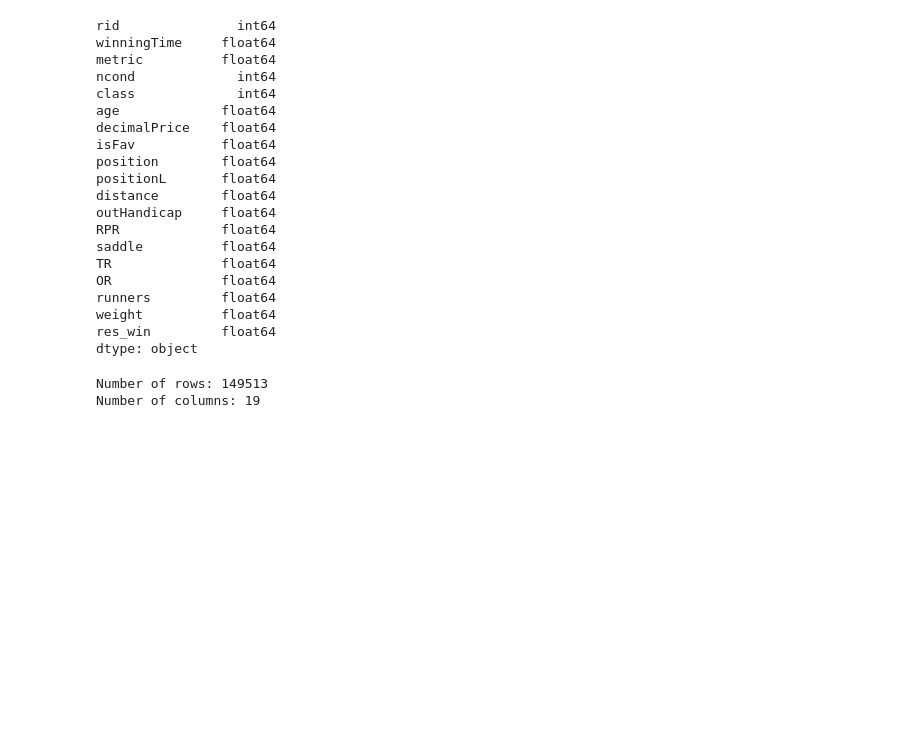
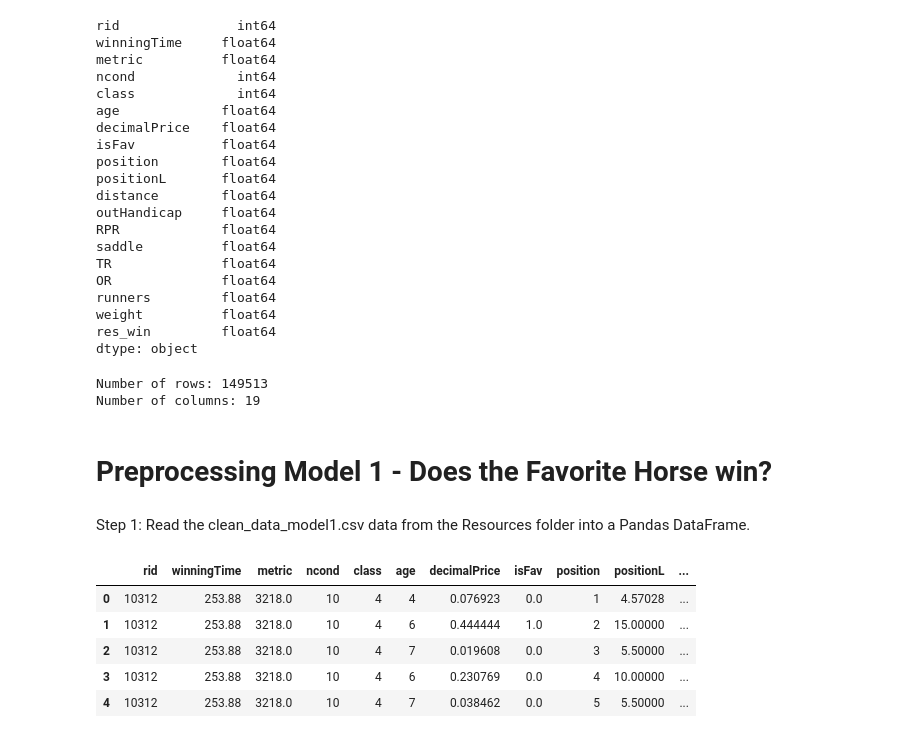
Before and after one commit to hiromimiyata/Mustang, a Jupyter notebook: Aumekubo/project_mustang.ipynb, the cells around one changed output. Saved outputs shown, nothing was run; the diff lists cells and outputs as text; code cells hidden in the pictures; blank space fills up the shorter version.

Commit message:
converted data m1

```diff
--- a/Aumekubo/project_mustang.ipynb
+++ b/Aumekubo/project_mustang.ipynb
@@ -192,3 +194,17 @@ print("Number of columns:", num_columns)
 # %% [output]
 Number of rows: 149513
 Number of columns: 19
+# %% [markdown]
+# **Preprocessing Model 1 - Does the Favorite Horse win?**
+# %% [markdown]
+ Step 1: Read the clean_data_model1.csv data from the Resources folder into a Pandas DataFrame.
+# %%
+clean_m1_df = pd.read_csv("Resources/clean_data_model1.csv")
+clean_m1_df.head(5)
+# %% [output]
+|  | rid | winningTime | metric | ncond | class | age | decimalPrice | isFav | position | positionL | ... |
+| 0 | 10312 | 253.88 | 3218.0 | 10 | 4 | 4 | 0.076923 | 0.0 | 1 | 4.57028 | ... |
+| 1 | 10312 | 253.88 | 3218.0 | 10 | 4 | 6 | 0.444444 | 1.0 | 2 | 15.00000 | ... |
+| 2 | 10312 | 253.88 | 3218.0 | 10 | 4 | 7 | 0.019608 | 0.0 | 3 | 5.50000 | ... |
+| 3 | 10312 | 253.88 | 3218.0 | 10 | 4 | 6 | 0.230769 | 0.0 | 4 | 10.00000 | ... |
+| 4 | 10312 | 253.88 | 3218.0 | 10 | 4 | 7 | 0.038462 | 0.0 | 5 | 5.50000 | ... |
```
Also changed, not shown: parts of 23 cells of this notebook, 1 other file.
